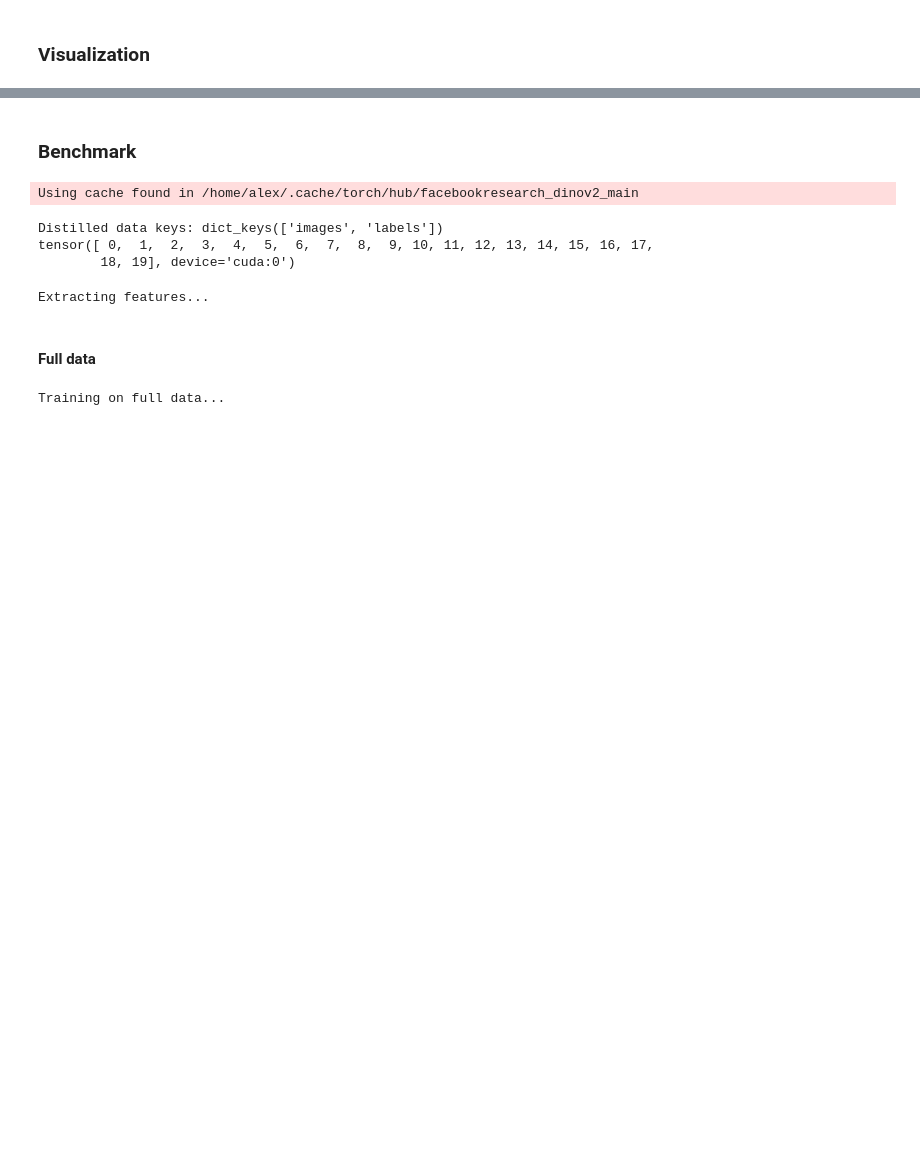
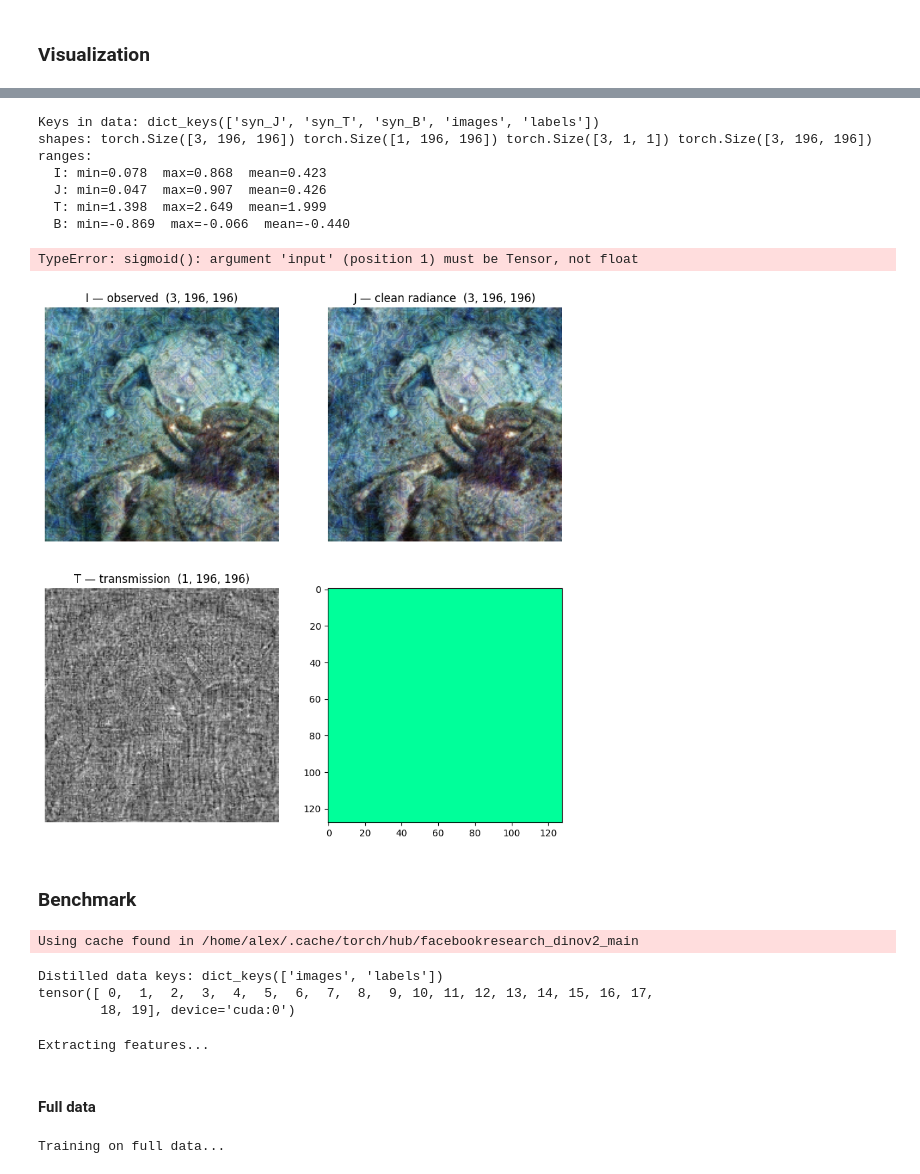
Before and after one commit to Alex-Delaveau/GradientDistillation, a Jupyter notebook: exp/aqua20_physics.ipynb, the cells around one changed output, grey strips where cells are left out. Drawn from its saved outputs; the diff is of its cells as text; code cells hidden in the pictures; blank space fills up the shorter version.

```diff
--- a/exp/aqua20_physics.ipynb
+++ b/exp/aqua20_physics.ipynb
@@ -102,3 +105,77 @@ Shape: torch.Size([20, 3, 196, 196])
+# %%
+import torch
+import matplotlib.pyplot as plt
+
+run_name = "dinov2_vitb_distill_196_ipc1_augs3_physics"
+data = torch.load(
+    f"/home/alex/internship/GradientDistillation/logged_files/distillation/aqua20/dinov2_vitb/{run_name}/data.pth",
+    weights_only=False,
+)
+print(f"Keys in data: {data.keys()}")
+
+img_to_show = 1
+
+J_1 = data["syn_J"][img_to_show]    # (3, H, W)  clean radiance
+T_1 = data["syn_T"][img_to_show]    # (1, H, W)  transmission
+B_1 = data["syn_B"][img_to_show]    # (3, 1, 1)  background light
+I_1 = data["images"][img_to_show]   # (3, H, W)  observed
+
+print("shapes:", J_1.shape, T_1.shape, B_1.shape, I_1.shape)
+print("ranges:")
+for name, t in [("I", I_1), ("J", J_1), ("T", T_1), ("B", B_1)]:
+    print(f"  {name}: min={t.min().item():.3f}  max={t.max().item():.3f}  mean={t.mean().item():.3f}")
+
+
+def img_to_np(t, normalize=True):
+    """(C, H, W) -> (H, W, C) numpy for imshow. Preserves colour by joint min-max."""
+    t = t.detach().cpu().float()
+    if normalize:
+        t = (t - t.min()) / (t.max() - t.min() + 1e-8)
+    if t.shape[0] == 1:                # grayscale
+        return t.squeeze(0).numpy()
+    return t.permute(1, 2, 0).numpy()  # (H, W, 3)
+
+
+def b_to_swatch(B, size=128, normalize=True):
+    """(3, 1, 1) or (3,) -> (size, size, 3) numpy swatch."""
+    B = B.detach().cpu().float().squeeze()   # -> (3,)
+    swatch = B[:, None, None].expand(3, size, size).contiguous()
+    if normalize:
+        swatch = (swatch - swatch.min()) / (swatch.max() - swatch.min() + 1e-8)
+    return swatch.permute(1, 2, 0).numpy()
+
+
+fig, axes = plt.subplots(2, 2, figsize=(10, 10))
+
+axes[0, 0].imshow(img_to_np(I_1))
+axes[0, 0].set_title(f"I — observed  {tuple(I_1.shape)}")
+axes[0, 0].axis("off")
+
+axes[0, 1].imshow(img_to_np(J_1))
+axes[0, 1].set_title(f"J — clean radiance  {tuple(J_1.shape)}")
+axes[0, 1].axis("off")
+
+axes[1, 0].imshow(img_to_np(T_1), cmap="gray")
+axes[1, 0].set_title(f"T — transmission  {tuple(T_1.shape)}")
+axes[1, 0].axis("off")
+
+b_vals = torch.sigmoid(B_1).detach().cpu().float().squeeze().tolist()
+axes[1, 1].imshow(b_to_swatch(B_1))
+axes[1, 1].set_title(f"B — background  rgb=[{b_vals[0]:.2f}, {b_vals[1]:.2f}, {b_vals[2]:.2f}]")
+axes[1, 1].axis("off")
+
+plt.tight_layout()
+plt.show()
+# %% [output]
+Keys in data: dict_keys(['syn_J', 'syn_T', 'syn_B', 'images', 'labels'])
+shapes: torch.Size([3, 196, 196]) torch.Size([1, 196, 196]) torch.Size([3, 1, 1]) torch.Size([3, 196, 196])
+ranges:
+  I: min=0.078  max=0.868  mean=0.423
+  J: min=0.047  max=0.907  mean=0.426
+  T: min=1.398  max=2.649  mean=1.999
+  B: min=-0.869  max=-0.066  mean=-0.440
+TypeError: sigmoid(): argument 'input' (position 1) must be Tensor, not float
+[figure, added]
 # %%
 import torch
 import matplotlib.pyplot as plt
```
Also changed, not shown: parts of 2 cells of this notebook, 2 other files.
